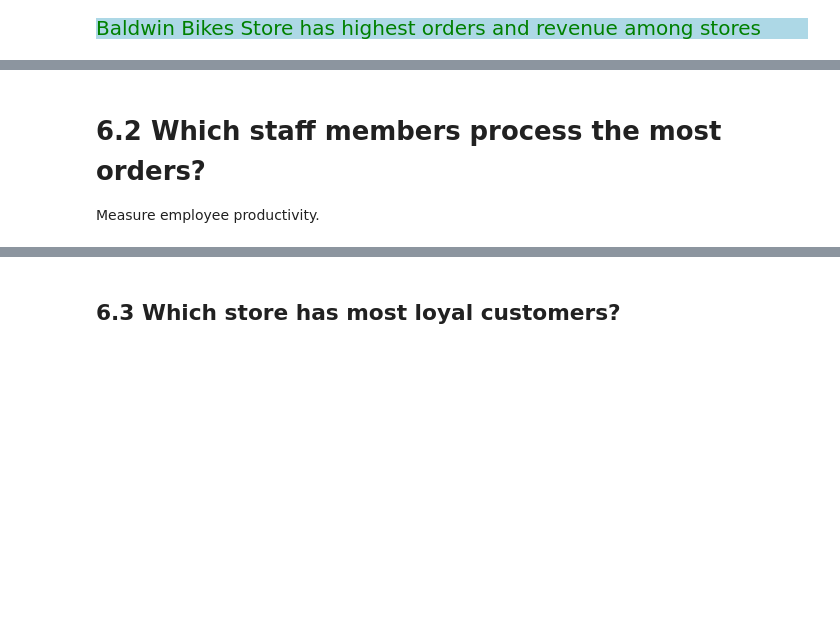
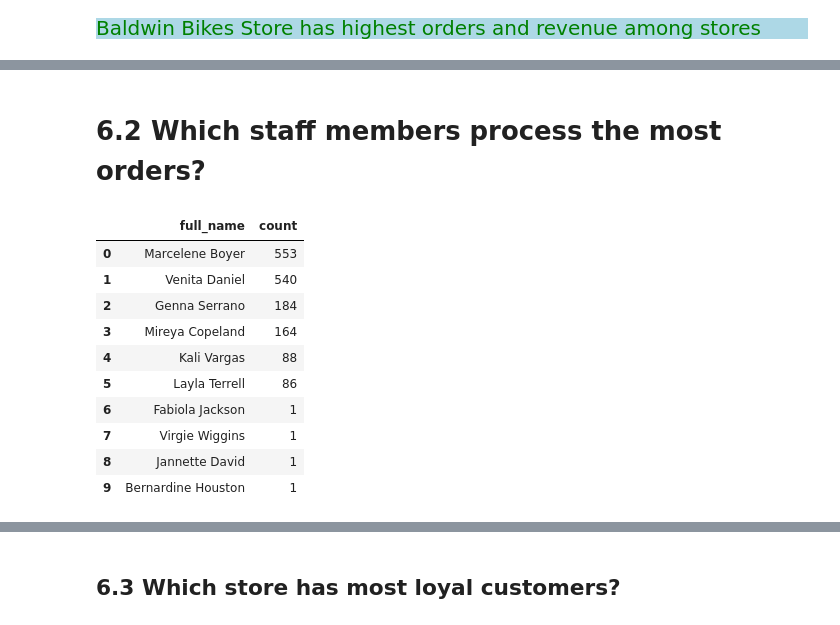
Before and after one commit to Kartika-Nidhi/Biker_Store_Analysis_SQL, a Jupyter notebook: BikeStoreAnalysisSQl.ipynb, the cells around one changed output, grey strips where cells are left out. Cells and saved outputs as stored; diff of their text form; code cells hidden in the pictures; blank space fills up the shorter version.

```diff
--- a/BikeStoreAnalysisSQl.ipynb
+++ b/BikeStoreAnalysisSQl.ipynb
@@ -1039,5 +1039,27 @@ plt.show()
 <div>
 # %% [markdown]
 # 6.2 Which staff members process the most orders?
-
-Measure employee productivity.
+# %%
+query = """
+SELECT CONCAT(first_name, ' ', last_name) AS full_name, COUNT(*) AS count
+FROM staffs AS staff
+LEFT JOIN orders AS ord ON staff.staff_id = ord.staff_id
+GROUP BY full_name
+ORDER BY count DESC
+;
+"""
+
+top_staff = pd.read_sql(query, engine)
+top_staff
+# %% [output]
+|  | full_name | count |
+| 0 | Marcelene Boyer | 553 |
+| 1 | Venita Daniel | 540 |
+| 2 | Genna Serrano | 184 |
+| 3 | Mireya Copeland | 164 |
+| 4 | Kali Vargas | 88 |
+| 5 | Layla Terrell | 86 |
+| 6 | Fabiola Jackson | 1 |
+| 7 | Virgie Wiggins | 1 |
+| 8 | Jannette David | 1 |
+| 9 | Bernardine Houston | 1 |
```
Also changed, not shown: parts of 7 cells of this notebook.
